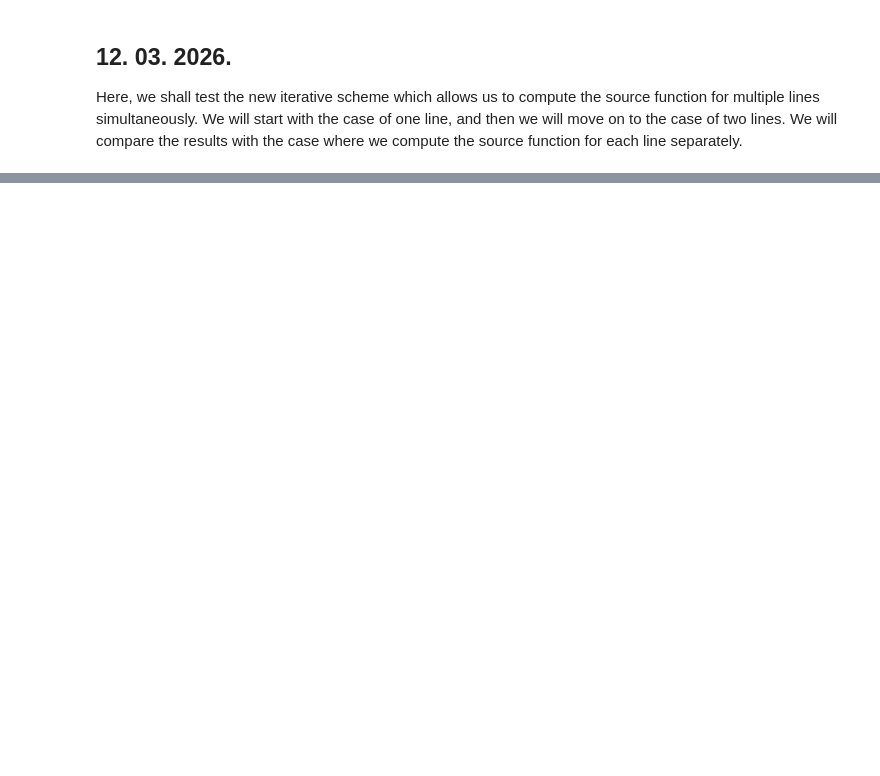
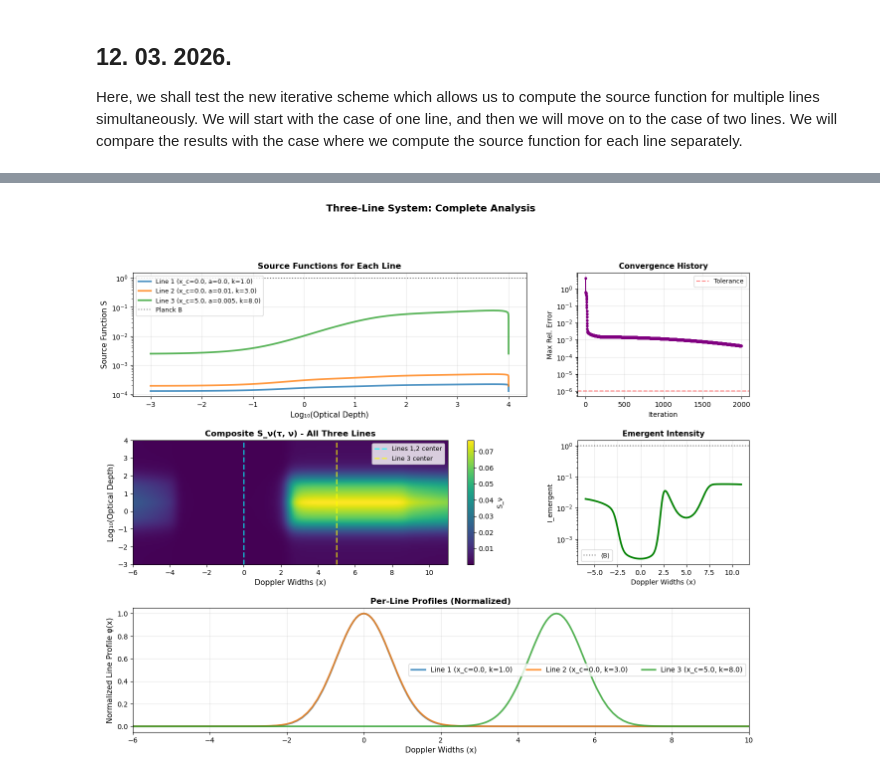
Before and after one commit to ivanzmilic/2lvl_nlte, a Jupyter notebook: slab_experiments/Mihalas_nlte.ipynb, the cells around one changed output, grey strips where cells are left out. Saved outputs shown, nothing was run; the diff lists cells and outputs as text; code cells hidden in the pictures; blank space fills up the shorter version.

```diff
--- a/slab_experiments/Mihalas_nlte.ipynb
+++ b/slab_experiments/Mihalas_nlte.ipynb
@@ -838,0 +1403,93 @@ plt.show()
+# %%
+# Visualization: Three-line results with line-by-line breakdown
+fig = plt.figure(figsize=(16, 12))
+gs = fig.add_gridspec(3, 3, hspace=0.35, wspace=0.3)
+
+# Row 1: Source functions
+ax1 = fig.add_subplot(gs[0, :2])
+for i, line in enumerate(lines_3line):
+    label = f'Line {i+1} (x_c={line.line_center:.1f}, a={line.a}, k={line.k})'
+    ax1.semilogy(np.log10(slab_3line.tau), result_3line['S_lines'][i],
+                 linewidth=2.5, label=label, alpha=0.8)
+ax1.axhline(y=B_3[0], color='black', linestyle=':', linewidth=1.5, alpha=0.5, label='Planck B')
+ax1.set_xlabel('Log₁₀(Optical Depth)', fontsize=11)
+ax1.set_ylabel('Source Function S', fontsize=11)
+ax1.set_title('Source Functions for Each Line', fontsize=12, fontweight='bold')
+ax1.legend(loc='best', fontsize=9)
+ax1.grid(True, alpha=0.3)
+
+# Row 1 Col 3: Convergence
+ax_conv = fig.add_subplot(gs[0, 2])
+ax_conv.semilogy(result_3line['rel_history'], 'o-', color='purple', markersize=3, linewidth=1.5)
+ax_conv.axhline(y=1e-6, color='red', linestyle='--', alpha=0.5, label='Tolerance')
+ax_conv.set_xlabel('Iteration', fontsize=10)
+ax_conv.set_ylabel('Max Rel. Error', fontsize=10)
+ax_conv.set_title('Convergence History', fontsize=11, fontweight='bold')
+ax_conv.legend(fontsize=9)
+ax_conv.grid(True, alpha=0.3)
+
+# Row 2: Composite S_nu heatmap
+ax2 = fig.add_subplot(gs[1, :2])
+extent = [slab_3line.x_values[0], slab_3line.x_values[-1], np.log10(slab_3line.tau[0]), np.log10(slab_3line.tau[-1])]
+im = ax2.imshow(result_3line['S_nu'], origin='lower', aspect='auto', extent=extent, cmap='viridis')
+# Mark line centers
+ax2.axvline(x=0, color='cyan', linewidth=2, linestyle='--', alpha=0.7, label='Lines 1,2 center')
+ax2.axvline(x=5, color='yellow', linewidth=2, linestyle='--', alpha=0.7, label='Line 3 center')
+cbar = plt.colorbar(im, ax=ax2, label='S_ν')
+ax2.set_xlabel('Doppler Widths (x)', fontsize=11)
+ax2.set_ylabel('Log₁₀(Optical Depth)', fontsize=11)
+ax2.set_title('Composite S_ν(τ, ν) - All Three Lines', fontsize=12, fontweight='bold')
+ax2.legend(loc='upper right', fontsize=9)
+
+# Row 2 Col 3: Emergent intensity
+ax_I = fig.add_subplot(gs[1, 2])
+ax_I.semilogy(slab_3line.x_values, result_3line['I_emergent'], 'g-', linewidth=2.5)
+ax_I.axhline(y=np.mean(B_3), color='k', linestyle=':', linewidth=1.5, alpha=0.5, label='⟨B⟩')
+ax_I.set_xlabel('Doppler Widths (x)', fontsize=10)
+ax_I.set_ylabel('I_emergent', fontsize=10)
+ax_I.set_title('Emergent Intensity', fontsize=11, fontweight='bold')
+ax_I.grid(True, alpha=0.3)
+ax_I.legend(fontsize=9)
+#ax_I.set_xlim(-6, 6)
+
+# Row 3: Per-line profile contributions
+ax3 = fig.add_subplot(gs[2, :])
+for i, line in enumerate(lines_3line):
+    # Compute line profile at global grid
+    phi_global = np.zeros_like(slab_3line.x_values)
+    x_rel = slab_3line.x_values - line.line_center
+    if line.a == 0:
+        # Gaussian
+        phi_global = np.exp(-x_rel**2)
+    else:
+        # Voigt
+        z = x_rel + 1j * line.a
+        from scipy.special import wofz
+        phi_global = np.real(wofz(z)) / np.sqrt(np.pi)
+
+    # Normalize
+    if np.sum(phi_global) > 0:
+        phi_global = phi_global / np.max(phi_global)
+
+    # Plot
+    label = f'Line {i+1} (x_c={line.line_center:.1f}, k={line.k})'
+    ax3.plot(slab_3line.x_values, phi_global, linewidth=2.5, label=label, alpha=0.8)
+
+ax3.set_xlabel('Doppler Widths (x)', fontsize=11)
+ax3.set_ylabel('Normalized Line Profile φ(x)', fontsize=11)
+ax3.set_title('Per-Line Profiles (Normalized)', fontsize=12, fontweight='bold')
+ax3.legend(loc='best', fontsize=10, ncol=3)
+ax3.grid(True, alpha=0.3)
+ax3.set_xlim(-6, 10)
+
+plt.suptitle('Three-Line System: Complete Analysis', fontsize=14, fontweight='bold', y=0.995)
+plt.show()
+
+print("\nVisualization Summary:")
+print("  Top-left: All three lines converge with distinct S profiles")
+print("  Top-right: Convergence is smooth and monotonic")
+print("  Middle-left: Composite S shows structure from all three lines")
+print("  Middle-right: Emergent intensity reflects multi-line contributions")
+print("  Bottom: Individual line profiles show overlap (lines 1&2) and separation (line 3)")
+# %% [output]
+[figure, added]
```
Also changed, not shown: parts of 21 cells of this notebook, 1 other file.
